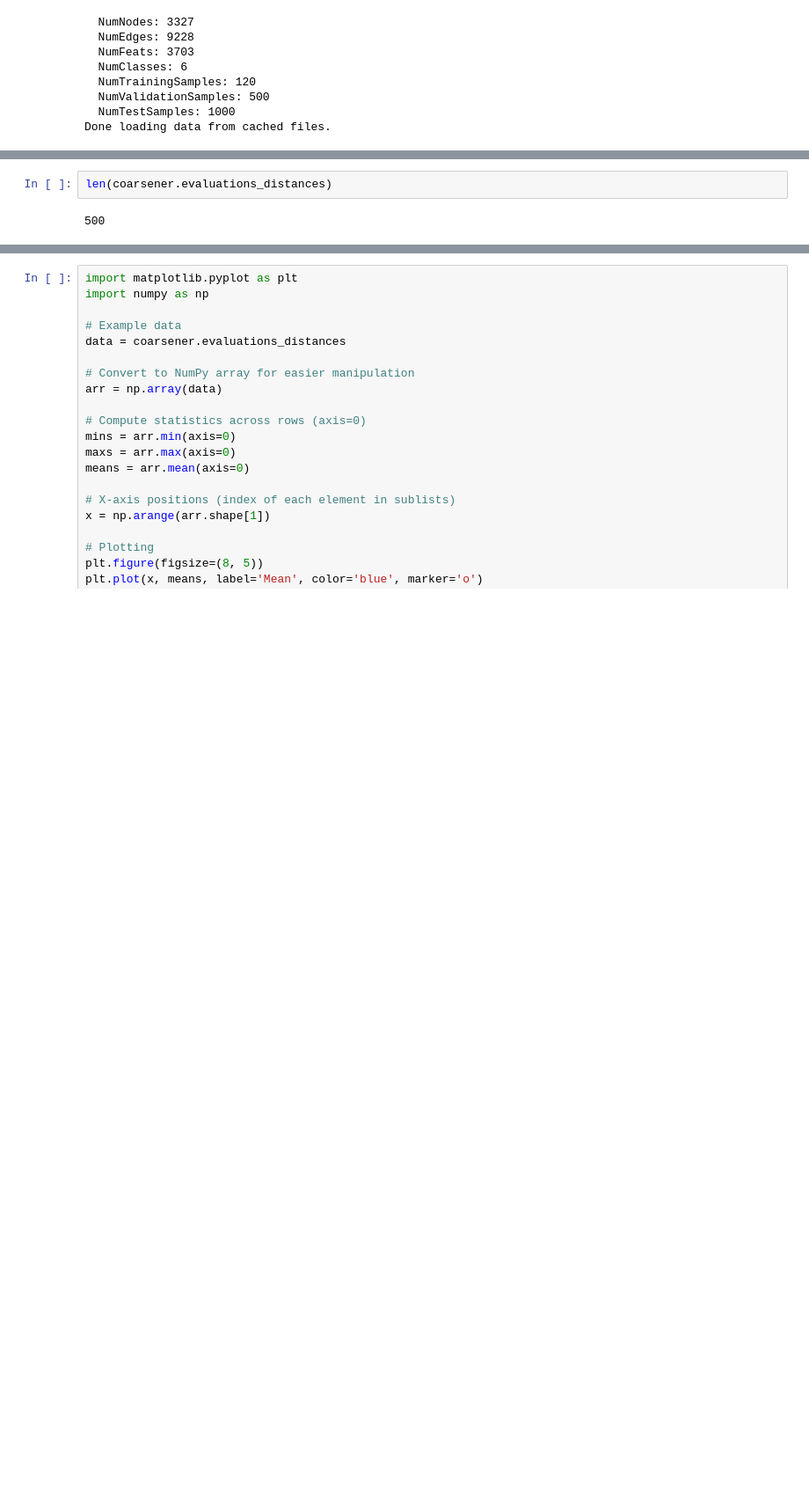
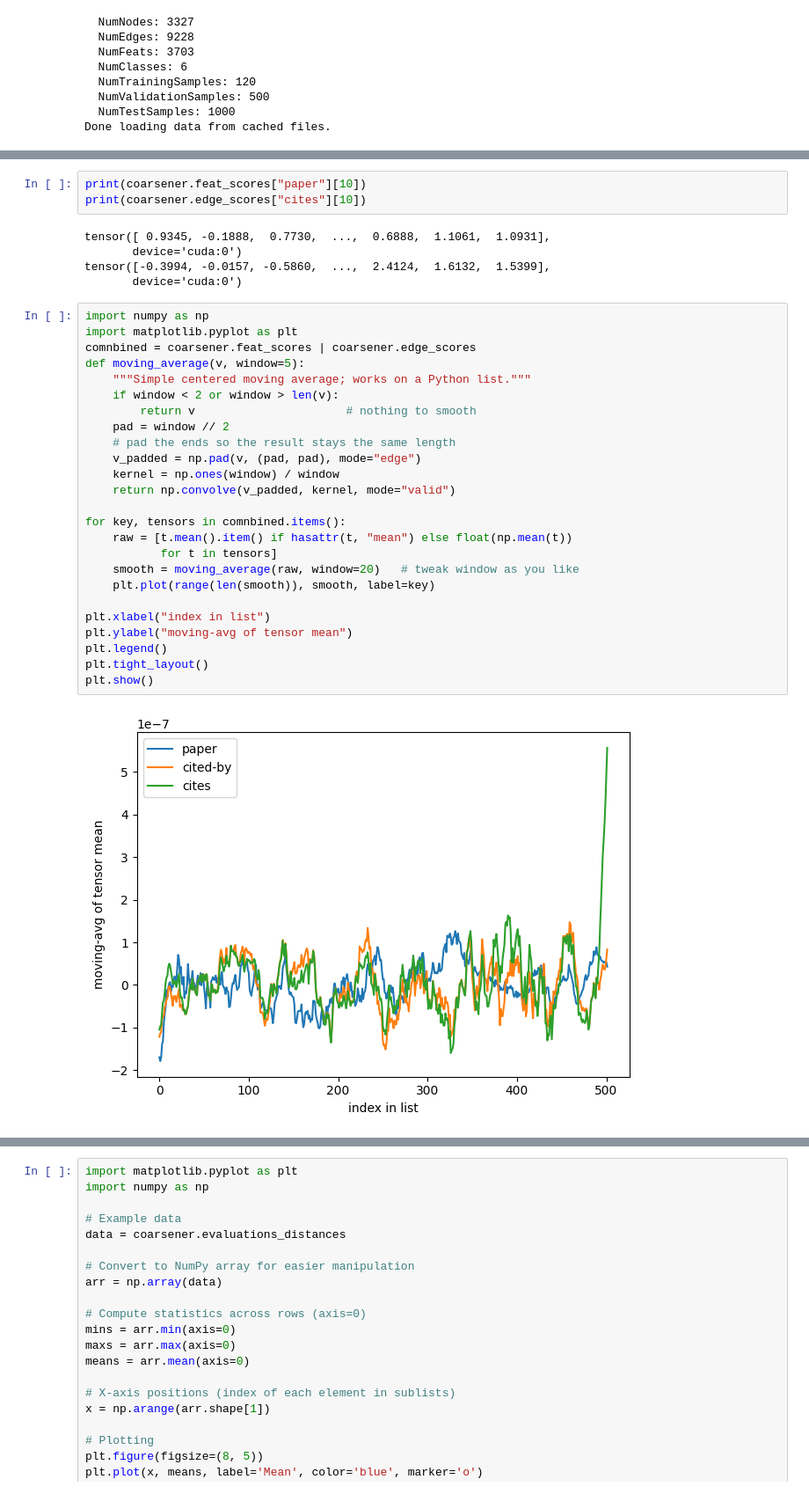
Before and after one commit to Robino-CK/convolution-matching, a Jupyter notebook: test_citeer_structure.ipynb, the cells around one changed output, grey strips where cells are left out. Shown at 88% size. Drawn from its saved outputs; the diff is of its cells as text; blank space fills up the shorter version.

```diff
--- a/test_citeer_structure.ipynb
+++ b/test_citeer_structure.ipynb
@@ -67,4 +52,35 @@ ratio 0.09828674481514878
 # %%
-len(coarsener.evaluations_distances)
+print(coarsener.feat_scores["paper"][10])
+print(coarsener.edge_scores["cites"][10])
 # %% [output]
-500
+tensor([ 0.9345, -0.1888,  0.7730,  ...,  0.6888,  1.1061,  1.0931],
+       device='cuda:0')
+tensor([-0.3994, -0.0157, -0.5860,  ...,  2.4124,  1.6132,  1.5399],
+       device='cuda:0')
+# %%
+import numpy as np
+import matplotlib.pyplot as plt
+comnbined = coarsener.feat_scores | coarsener.edge_scores
+def moving_average(v, window=5):
+    """Simple centered moving average; works on a Python list."""
+    if window < 2 or window > len(v):
+        return v                      # nothing to smooth
+    pad = window // 2
+    # pad the ends so the result stays the same length
+    v_padded = np.pad(v, (pad, pad), mode="edge")
+    kernel = np.ones(window) / window
+    return np.convolve(v_padded, kernel, mode="valid")
+
+for key, tensors in comnbined.items():
+    raw = [t.mean().item() if hasattr(t, "mean") else float(np.mean(t))
+           for t in tensors]
+    smooth = moving_average(raw, window=20)   # tweak window as you like
+    plt.plot(range(len(smooth)), smooth, label=key)
+
+plt.xlabel("index in list")
+plt.ylabel("moving-avg of tensor mean")
+plt.legend()
+plt.tight_layout()
+plt.show()
+# %% [output]
+[figure, added]
```
Also changed, not shown: parts of 5 cells of this notebook, 5 other files.
